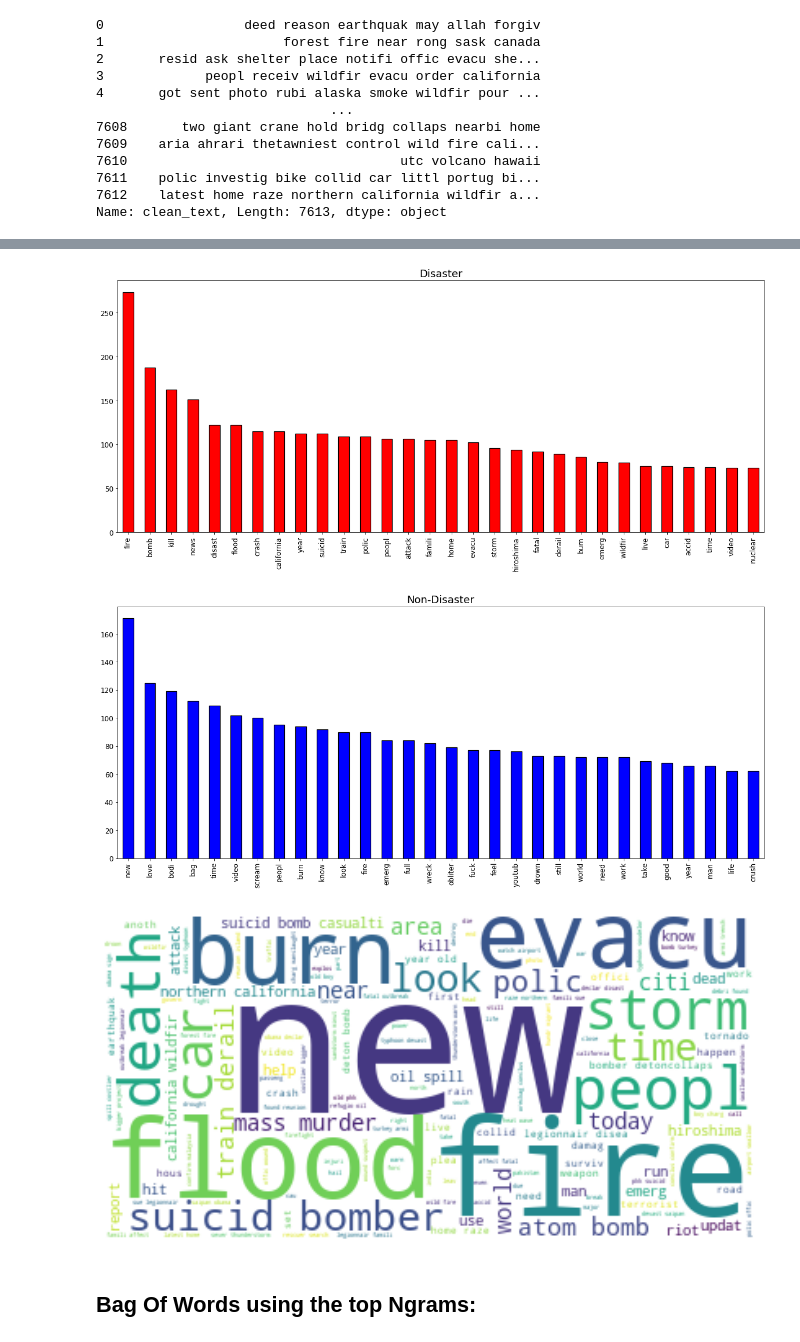
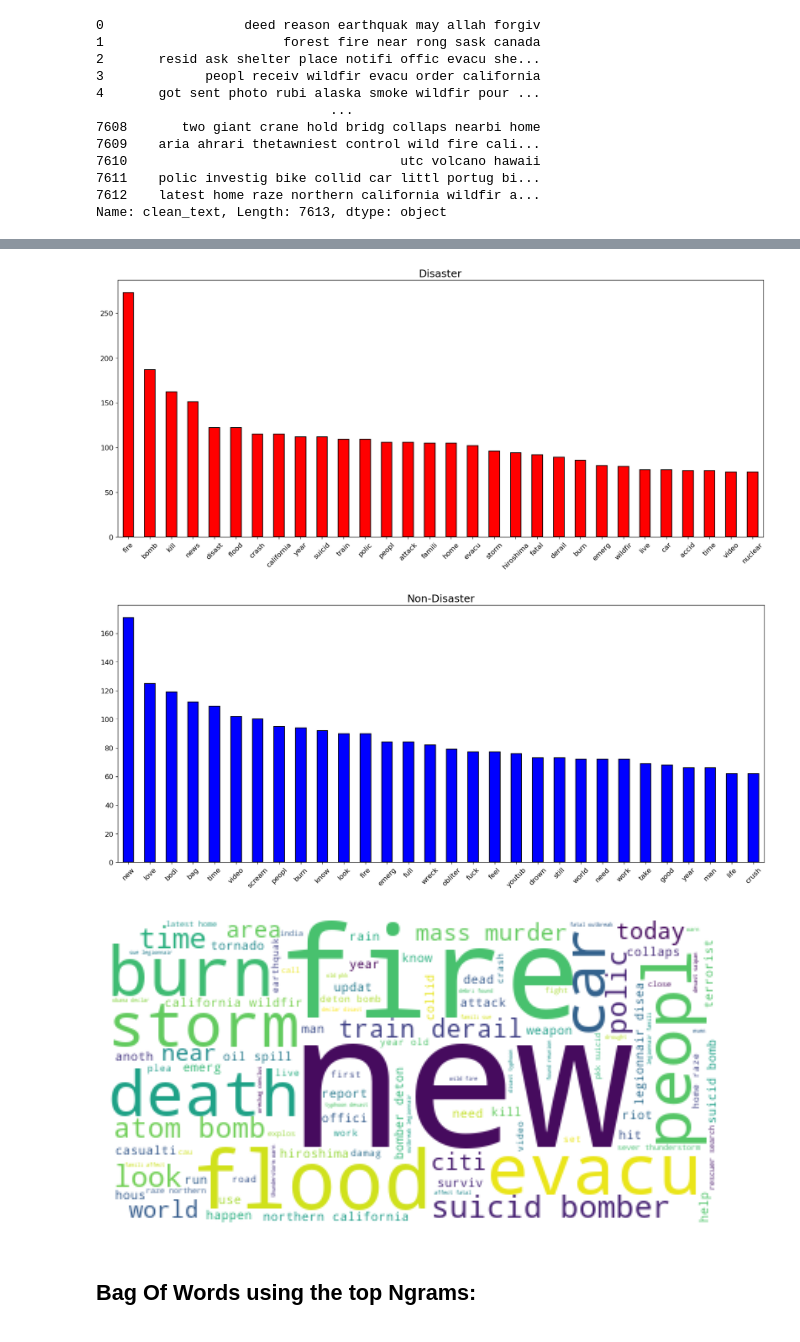
Before and after one commit to bkuropa/Natural_Disaster, a Jupyter notebook: Modelling_Disasters.ipynb, the cells around one changed output, grey strips where cells are left out. Cells and saved outputs as stored; diff of their text form; code cells hidden in the pictures.

```diff
--- a/Modelling_Disasters.ipynb
+++ b/Modelling_Disasters.ipynb
@@ -194,25 +167,27 @@ header = ["Disaster", "Non-Disaster"]
 for item in range(2):
     plt.figure(figsize=(20,8))
     plt.title(header[item],fontsize=18)
-    pd.Series(' '.join([i for i in split_sets[item]]).split()).value_counts().head(30).plot(kind='bar',fontsize=12,colormap=color[item],edgecolor='black', linewidth=1.2)
+    pd.Series(' '.join([i for i in split_sets[item]]).split()).value_counts().head(30).plot(kind='bar', \
+                            fontsize=12,colormap=color[item],edgecolor='black', linewidth=1.2)
+    plt.xticks(rotation = 45)
     plt.show()
 # %% [output]
-[figure, old version]
+[figure, new version]
-[figure, old version]
+[figure, new version]
 # %%
 # I have to say that I'm surprised 'fuck' ONLY shows up in non-disaster, I honestly assumed the opposite.
 # %%
 # Check the disaster word cloud for understanding
 from wordcloud import WordCloud
-plt.figure(figsize=(12,6))
+plt.figure(figsize=(8,4))
 
 wc = WordCloud(background_color='white')
 wc.generate(' '.join(train['clean_text'][train['target']==1]))
 plt.imshow(wc, interpolation="bilinear")
 plt.axis('off')
 plt.show()
 # %% [output]
-[figure, old version]
+[figure, new version]
 # %% [markdown]
 ## Bag Of Words using the top Ngrams:
 # %%
```
Also changed, not shown: parts of 13 cells of this notebook.
